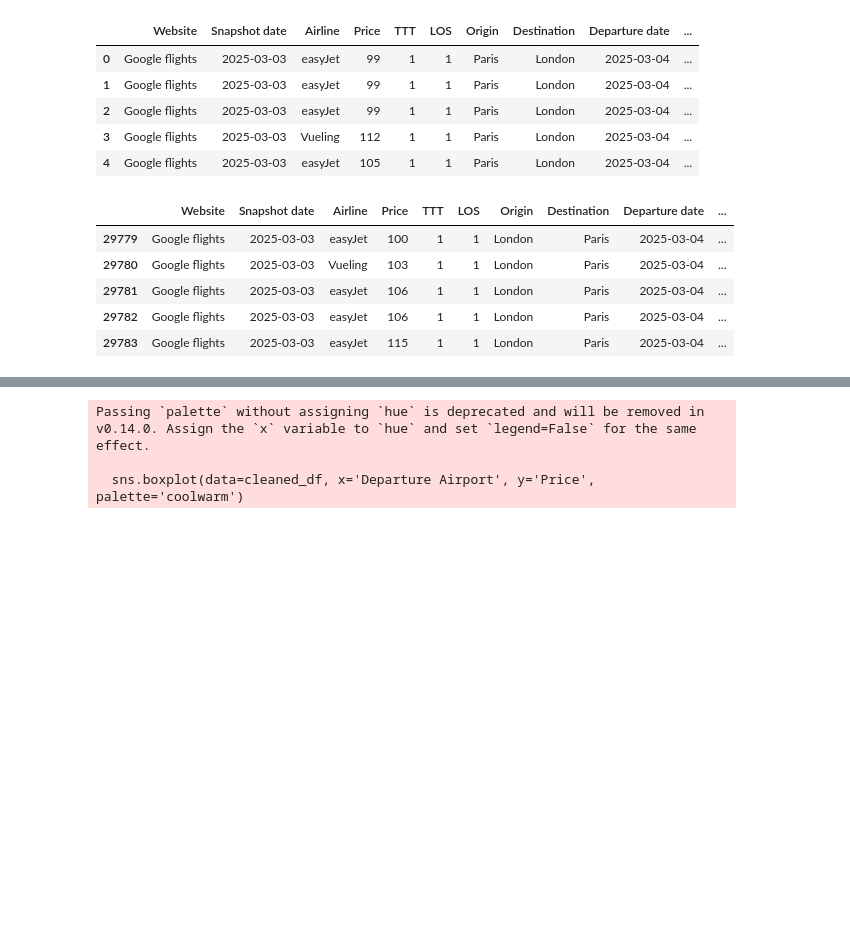
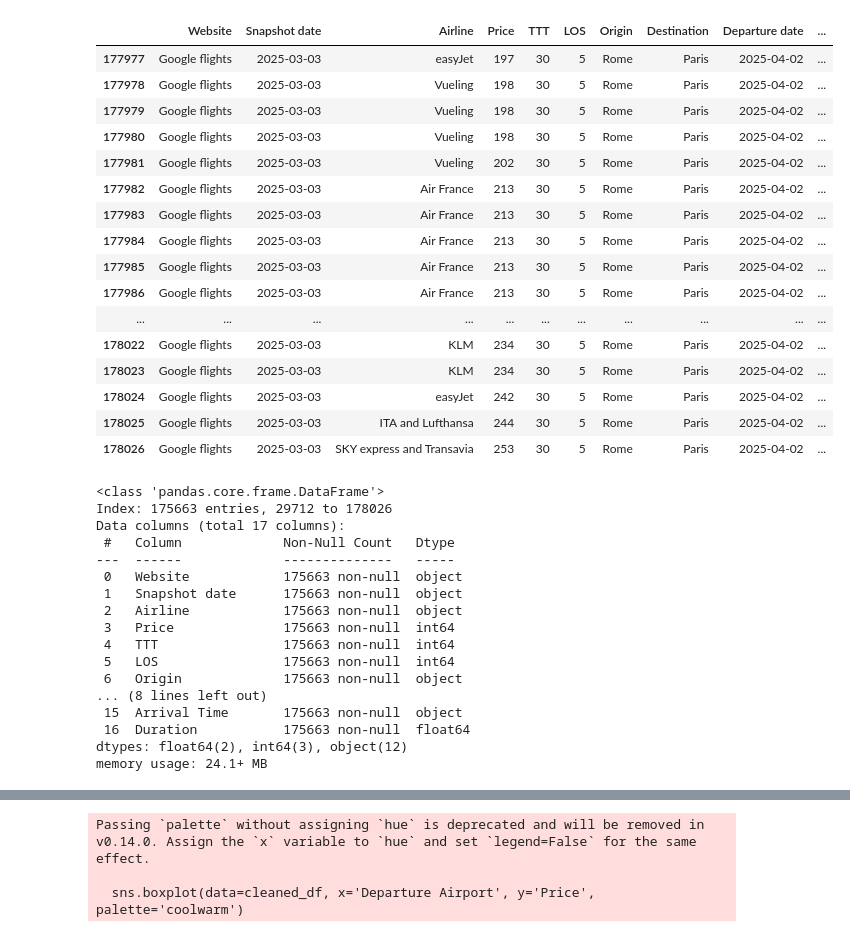
Before and after one commit to nadav-cohen11/data-science-flights-project, a Jupyter notebook: GoogleFlights.ipynb, the cells around one changed output, grey strips where cells are left out. Drawn from its saved outputs; the diff is of its cells as text; code cells hidden in the pictures; blank space fills up the shorter version.

```diff
--- a/GoogleFlights.ipynb
+++ b/GoogleFlights.ipynb
@@ -237,13 +267,24 @@ Cleaned CSV file has been saved as 'cleaned_flight_data.csv'.
 # %%
-clean_airline_df= pd.read_csv("/Users/nadavcohen/Desktop/ColmanDesktop/Colman/project/flights project/cleaned_flight_data.csv")
-clean_airline_df.head()
+clean_airline_df= pd.read_csv("/Users/nadavcohen/Desktop/data science project 25/data-science-flights-project/GOOGLEFLIGHTMERGE0304.csv")
+clean_airline_df.tail(50)
 # %% [output]
 |  | Website | Snapshot date | Airline | Price | TTT | LOS | Origin | Destination | Departure date | ... |
-| 0 | Google flights | 2025-03-03 | easyJet | 99 | 1 | 1 | Paris | London | 2025-03-04 | ... |
-| 1 | Google flights | 2025-03-03 | easyJet | 99 | 1 | 1 | Paris | London | 2025-03-04 | ... |
-| 2 | Google flights | 2025-03-03 | easyJet | 99 | 1 | 1 | Paris | London | 2025-03-04 | ... |
-| 3 | Google flights | 2025-03-03 | Vueling | 112 | 1 | 1 | Paris | London | 2025-03-04 | ... |
-| 4 | Google flights | 2025-03-03 | easyJet | 105 | 1 | 1 | Paris | London | 2025-03-04 | ... |
+| 177977 | Google flights | 2025-03-03 | easyJet | 197 | 30 | 5 | Rome | Paris | 2025-04-02 | ... |
+| 177978 | Google flights | 2025-03-03 | Vueling | 198 | 30 | 5 | Rome | Paris | 2025-04-02 | ... |
+| 177979 | Google flights | 2025-03-03 | Vueling | 198 | 30 | 5 | Rome | Paris | 2025-04-02 | ... |
+| 177980 | Google flights | 2025-03-03 | Vueling | 198 | 30 | 5 | Rome | Paris | 2025-04-02 | ... |
+| 177981 | Google flights | 2025-03-03 | Vueling | 202 | 30 | 5 | Rome | Paris | 2025-04-02 | ... |
+| 177982 | Google flights | 2025-03-03 | Air France | 213 | 30 | 5 | Rome | Paris | 2025-04-02 | ... |
+| 177983 | Google flights | 2025-03-03 | Air France | 213 | 30 | 5 | Rome | Paris | 2025-04-02 | ... |
+| 177984 | Google flights | 2025-03-03 | Air France | 213 | 30 | 5 | Rome | Paris | 2025-04-02 | ... |
+| 177985 | Google flights | 2025-03-03 | Air France | 213 | 30 | 5 | Rome | Paris | 2025-04-02 | ... |
+| 177986 | Google flights | 2025-03-03 | Air France | 213 | 30 | 5 | Rome | Paris | 2025-04-02 | ... |
+| ... | ... | ... | ... | ... | ... | ... | ... | ... | ... | ... |
+| 178022 | Google flights | 2025-03-03 | KLM | 234 | 30 | 5 | Rome | Paris | 2025-04-02 | ... |
+| 178023 | Google flights | 2025-03-03 | KLM | 234 | 30 | 5 | Rome | Paris | 2025-04-02 | ... |
+| 178024 | Google flights | 2025-03-03 | easyJet | 242 | 30 | 5 | Rome | Paris | 2025-04-02 | ... |
+| 178025 | Google flights | 2025-03-03 | ITA and Lufthansa | 244 | 30 | 5 | Rome | Paris | 2025-04-02 | ... |
+| 178026 | Google flights | 2025-03-03 | SKY express and Transavia | 253 | 30 | 5 | Rome | Paris | 2025-04-02 | ... |
 # %%
 def remove_outliers(df):
     grouped = df.groupby(['Origin', 'Destination'])
@@ -264,13 +305,25 @@ def remove_outliers(df):
 
 cleaned_df = remove_outliers(clean_airline_df)
 cleaned_df.head()
+cleaned_df.info()
 # %% [output]
-|  | Website | Snapshot date | Airline | Price | TTT | LOS | Origin | Destination | Departure date | ... |
-| 29779 | Google flights | 2025-03-03 | easyJet | 100 | 1 | 1 | London | Paris | 2025-03-04 | ... |
-| 29780 | Google flights | 2025-03-03 | Vueling | 103 | 1 | 1 | London | Paris | 2025-03-04 | ... |
-| 29781 | Google flights | 2025-03-03 | easyJet | 106 | 1 | 1 | London | Paris | 2025-03-04 | ... |
-| 29782 | Google flights | 2025-03-03 | easyJet | 106 | 1 | 1 | London | Paris | 2025-03-04 | ... |
-| 29783 | Google flights | 2025-03-03 | easyJet | 115 | 1 | 1 | London | Paris | 2025-03-04 | ... |
+<class 'pandas.core.frame.DataFrame'>
+Index: 175663 entries, 29712 to 178026
+Data columns (total 17 columns):
+ #   Column             Non-Null Count   Dtype
+---  ------             --------------   -----
+ 0   Website            175663 non-null  object
+ 1   Snapshot date      175663 non-null  object
+ 2   Airline            175663 non-null  object
+ 3   Price              175663 non-null  int64
+ 4   TTT                175663 non-null  int64
+ 5   LOS                175663 non-null  int64
+ 6   Origin             175663 non-null  object
+... (8 lines left out)
+ 15  Arrival Time       175663 non-null  object
+ 16  Duration           175663 non-null  float64
+dtypes: float64(2), int64(3), object(12)
+memory usage: 24.1+ MB
 # %%
 import matplotlib.pyplot as plt
 import seaborn as sns
```
Also changed, not shown: parts of 10 cells of this notebook, 5 other files.
